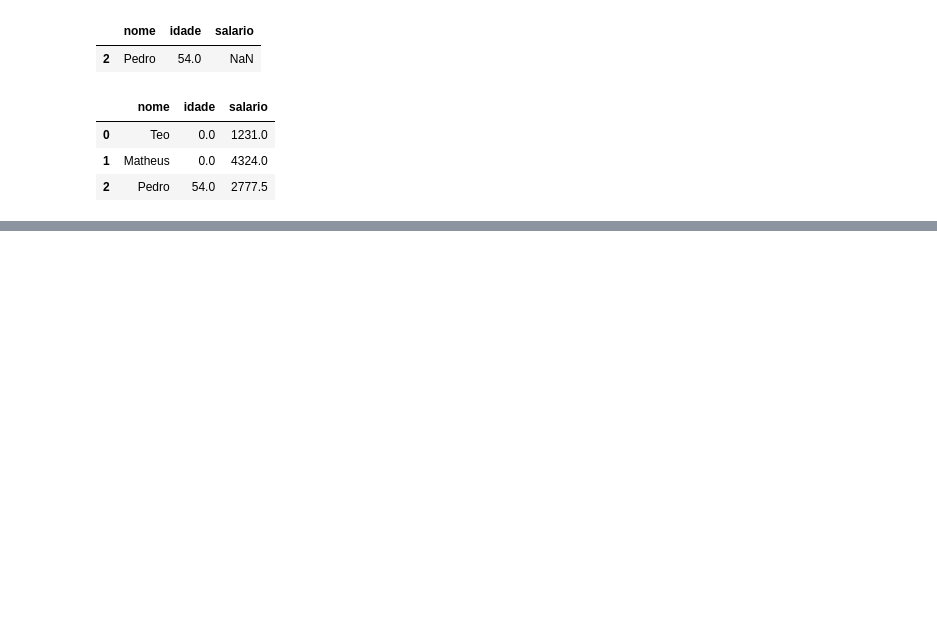
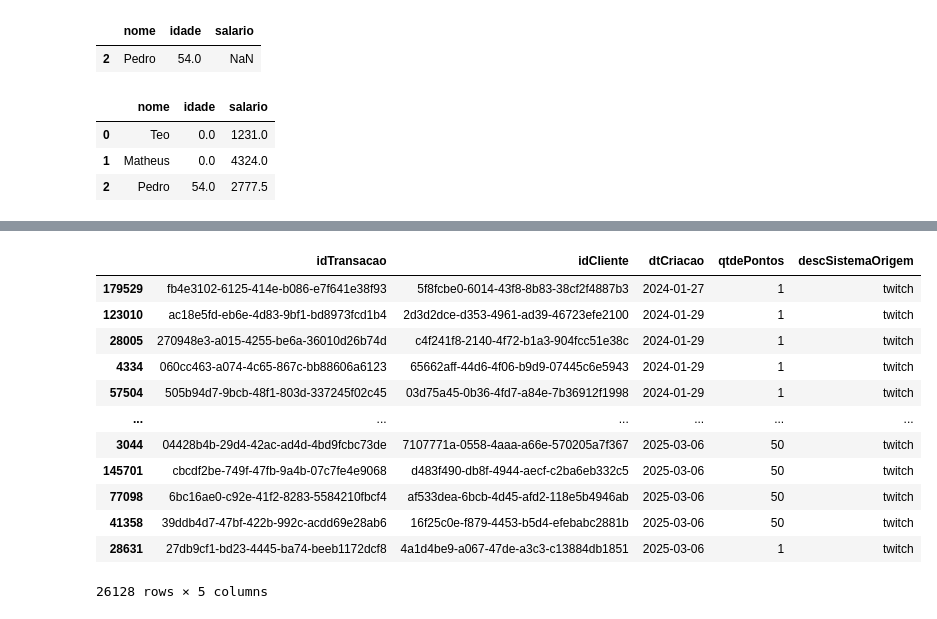
Before and after one commit to jxxtino/ds-basics, a Jupyter notebook: notebooks/pandas-tmw/tmw_pandas.ipynb, the cells around one changed output, grey strips where cells are left out. Cells and saved outputs as stored; diff of their text form; code cells hidden in the pictures; blank space fills up the shorter version.

Commit message:
DUPLICATES: tmw-pandas

```diff
--- a/notebooks/pandas-tmw/tmw_pandas.ipynb
+++ b/notebooks/pandas-tmw/tmw_pandas.ipynb
@@ -399,0 +418,21 @@ df.fillna({"idade": 0, "salario": df["salario"].mean()})
+# %%
+transacoes = pd.read_csv("../../data/data-tmw/transacoes.csv")
+
+# taking the first purchase of each customer
+transacoes = transacoes.sort_values("dtCriacao") # sorting by data
+transacoes["dtCriacao"] = pd.to_datetime(transacoes["dtCriacao"]).dt.date # creating new column
+transacoes.drop_duplicates(keep="first", subset=["idCliente", "dtCriacao"])
+# %% [output]
+|  | idTransacao | idCliente | dtCriacao | qtdePontos | descSistemaOrigem |
+| 179529 | fb4e3102-6125-414e-b086-e7f641e38f93 | 5f8fcbe0-6014-43f8-8b83-38cf2f4887b3 | 2024-01-27 | 1 | twitch |
+| 123010 | ac18e5fd-eb6e-4d83-9bf1-bd8973fcd1b4 | 2d3d2dce-d353-4961-ad39-46723efe2100 | 2024-01-29 | 1 | twitch |
+| 28005 | 270948e3-a015-4255-be6a-36010d26b74d | c4f241f8-2140-4f72-b1a3-904fcc51e38c | 2024-01-29 | 1 | twitch |
+| 4334 | 060cc463-a074-4c65-867c-bb88606a6123 | 65662aff-44d6-4f06-b9d9-07445c6e5943 | 2024-01-29 | 1 | twitch |
+| 57504 | 505b94d7-9bcb-48f1-803d-337245f02c45 | 03d75a45-0b36-4fd7-a84e-7b36912f1998 | 2024-01-29 | 1 | twitch |
+| ... | ... | ... | ... | ... | ... |
+| 3044 | 04428b4b-29d4-42ac-ad4d-4bd9fcbc73de | 7107771a-0558-4aaa-a66e-570205a7f367 | 2025-03-06 | 50 | twitch |
+| 145701 | cbcdf2be-749f-47fb-9a4b-07c7fe4e9068 | d483f490-db8f-4944-aecf-c2ba6eb332c5 | 2025-03-06 | 50 | twitch |
+| 77098 | 6bc16ae0-c92e-41f2-8283-5584210fbcf4 | af533dea-6bcb-4d45-afd2-118e5b4946ab | 2025-03-06 | 50 | twitch |
+| 41358 | 39ddb4d7-47bf-422b-992c-acdd69e28ab6 | 16f25c0e-f879-4453-b5d4-efebabc2881b | 2025-03-06 | 50 | twitch |
+| 28631 | 27db9cf1-bd23-4445-ba74-beeb1172dcf8 | 4a1d4be9-a067-47de-a3c3-c13884db1851 | 2025-03-06 | 1 | twitch |
+26128 rows × 5 columns
```
Also changed, not shown: parts of 2 cells of this notebook.
